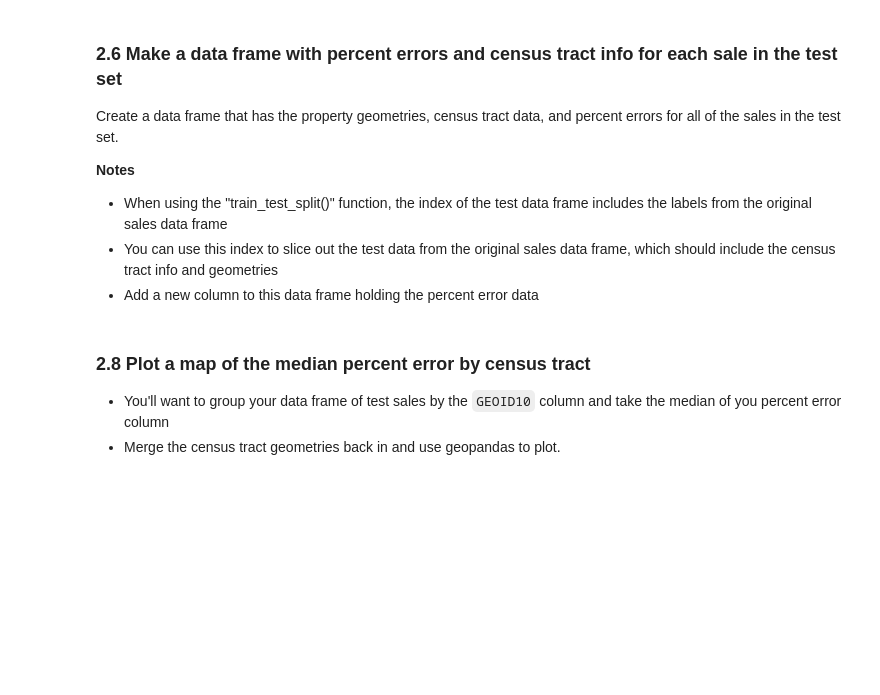
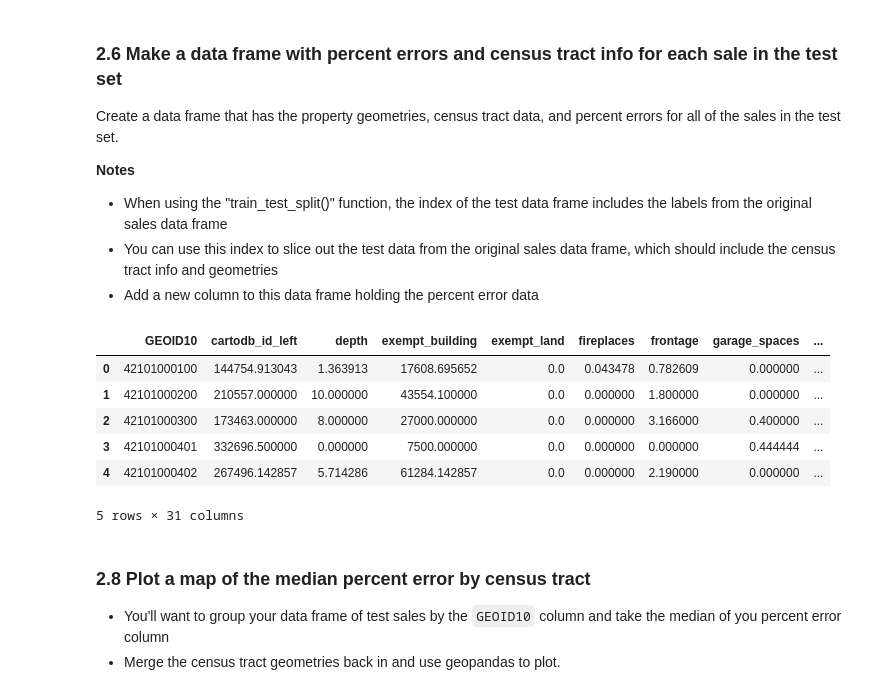
Before and after one commit to yhp92/assignment-7, a Jupyter notebook: assignment-7.ipynb, the cells around one changed output. Saved outputs shown, nothing was run; the diff lists cells and outputs as text; code cells hidden in the pictures; blank space fills up the shorter version.

```diff
--- a/assignment-7.ipynb
+++ b/assignment-7.ipynb
@@ -96,3 +438,13 @@ Create a data frame that has the property geometries, census tract data, and per
+# %%
+singl_fml_pe.head()
+# %% [output]
+|  | GEOID10 | cartodb_id_left | depth | exempt_building | exempt_land | fireplaces | frontage | garage_spaces | ... |
+| 0 | 42101000100 | 144754.913043 | 1.363913 | 17608.695652 | 0.0 | 0.043478 | 0.782609 | 0.000000 | ... |
+| 1 | 42101000200 | 210557.000000 | 10.000000 | 43554.100000 | 0.0 | 0.000000 | 1.800000 | 0.000000 | ... |
+| 2 | 42101000300 | 173463.000000 | 8.000000 | 27000.000000 | 0.0 | 0.000000 | 3.166000 | 0.400000 | ... |
+| 3 | 42101000401 | 332696.500000 | 0.000000 | 7500.000000 | 0.0 | 0.000000 | 0.000000 | 0.444444 | ... |
+| 4 | 42101000402 | 267496.142857 | 5.714286 | 61284.142857 | 0.0 | 0.000000 | 2.190000 | 0.000000 | ... |
+5 rows × 31 columns
 # %% [markdown]
 ### 2.8 Plot a map of the median percent error by census tract
 
```
Also changed, not shown: parts of 49 cells of this notebook.
